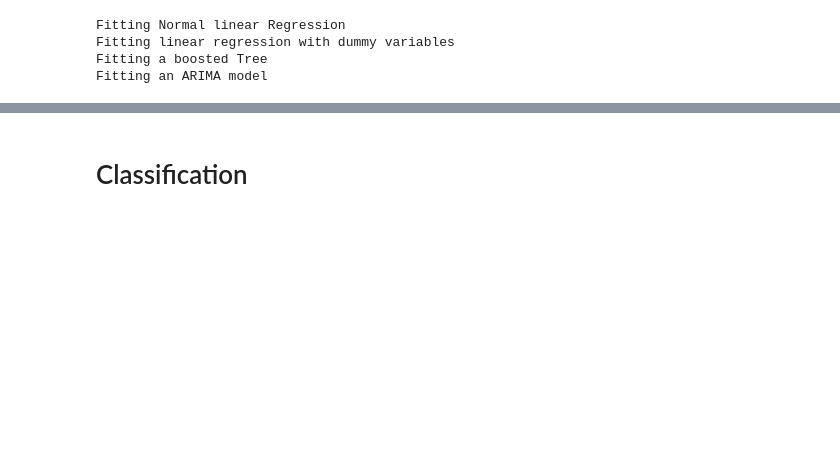
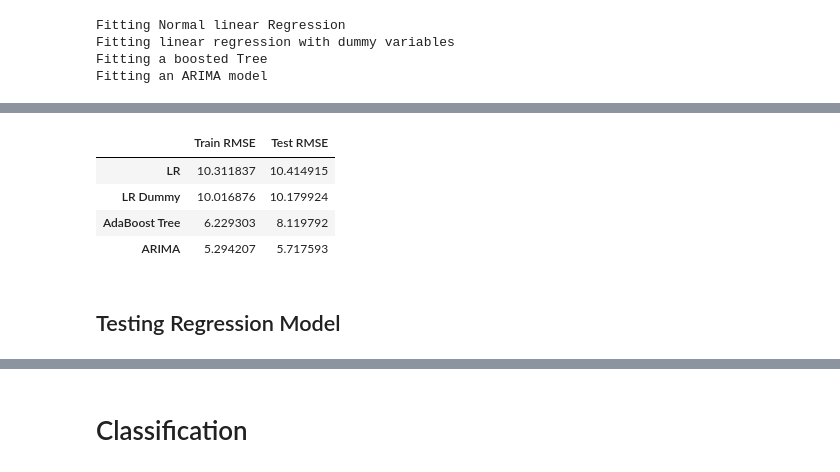
Before and after one commit to dmuiruri/woltorders, a Jupyter notebook: WoltProject.ipynb, the cells around one changed output, grey strips where cells are left out. Saved outputs shown, nothing was run; the diff lists cells and outputs as text; code cells hidden in the pictures; blank space fills up the shorter version.

Commit message:
Added results table

```diff
--- a/WoltProject.ipynb
+++ b/WoltProject.ipynb
@@ -732,0 +695,10 @@ Freq: H, Name: predicted_mean, Length: 970, dtype: float64
+# %%
+plt_df
+# %% [output]
+|  | Train RMSE | Test RMSE |
+| LR | 10.311837 | 10.414915 |
+| LR Dummy | 10.016876 | 10.179924 |
+| AdaBoost Tree | 6.229303 | 8.119792 |
+| ARIMA | 5.294207 | 5.717593 |
+# %% [markdown]
+## Testing Regression Model
```
Also changed, not shown: parts of 63 cells of this notebook, 1 other file.
